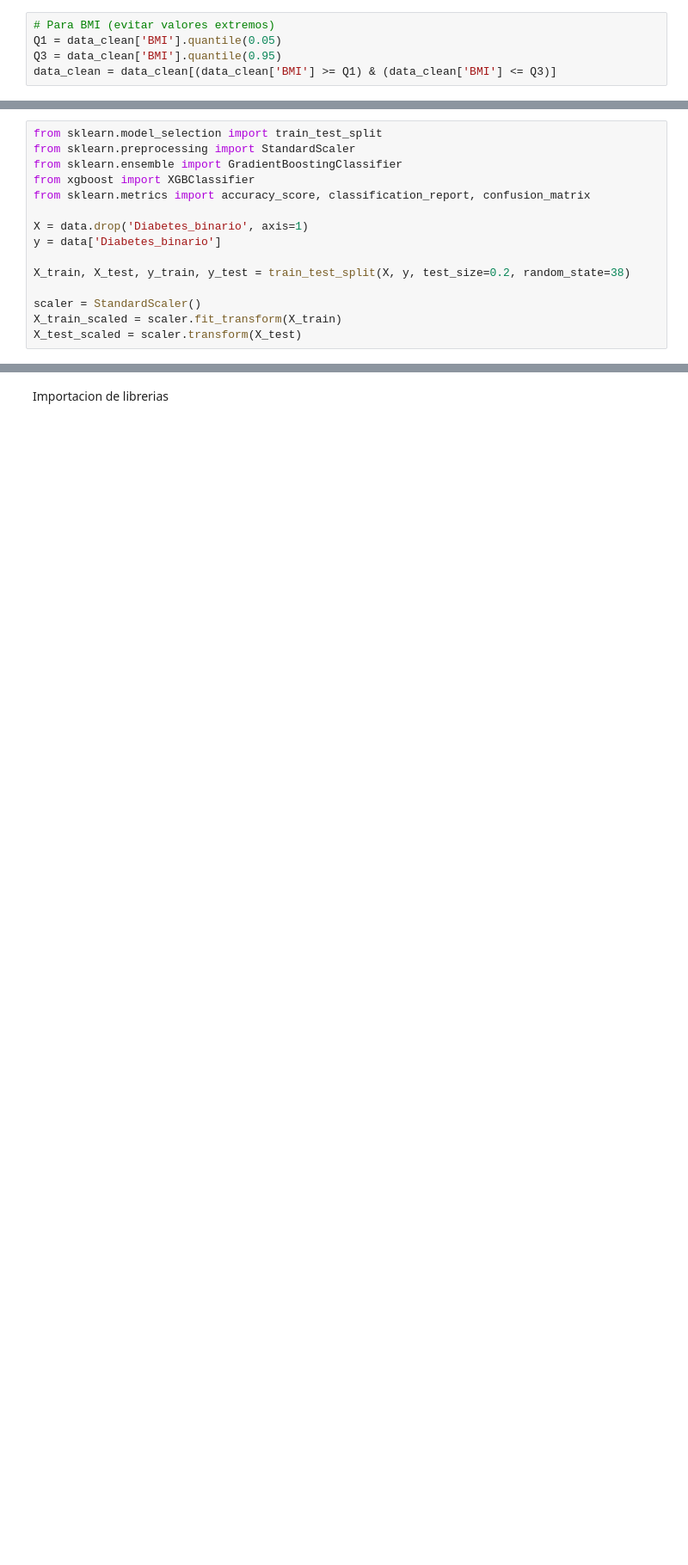
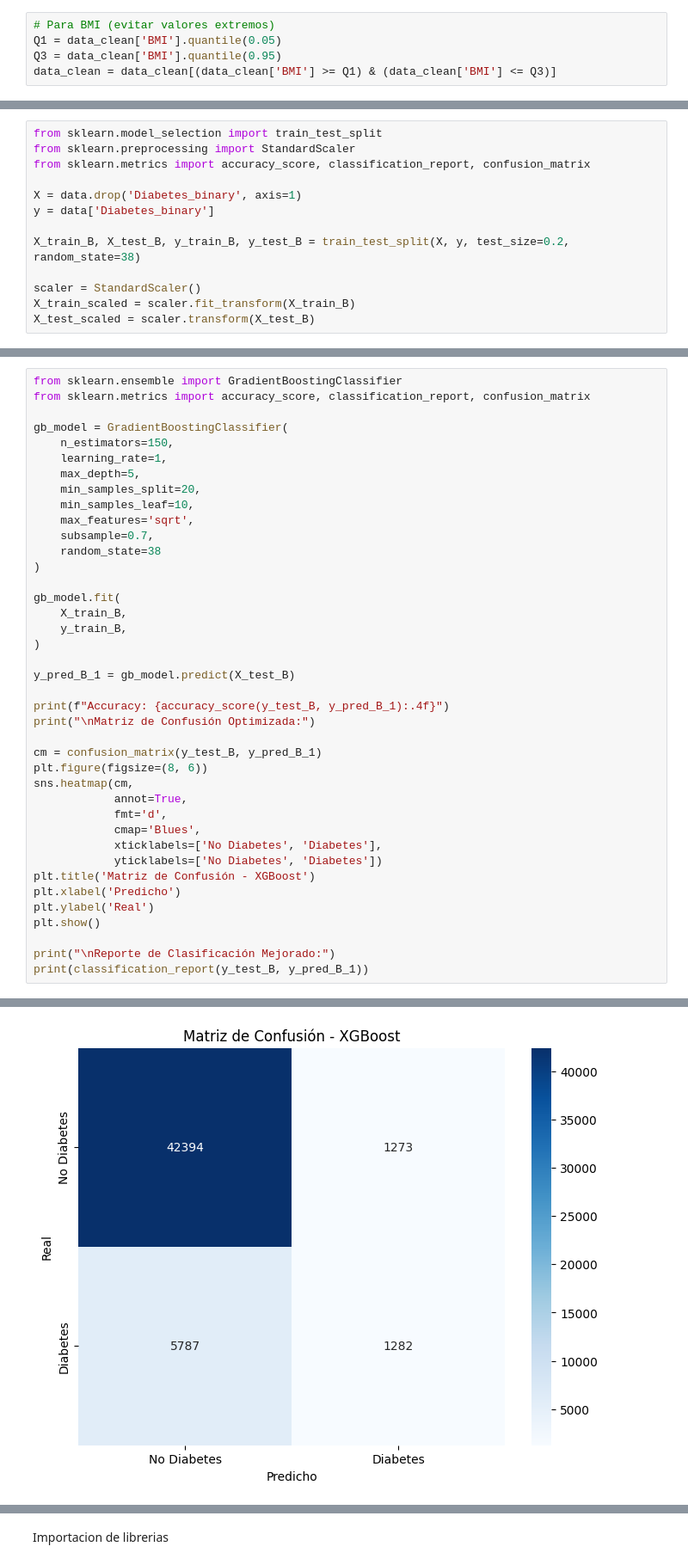
Before and after one commit to BigChunguus/ClaseIABD, a Jupyter notebook: PIA/Prueba Grupal/a.ipynb, the cells around one changed output, grey strips where cells are left out. Shown at 86% size. Cells and saved outputs as stored; diff of their text form; blank space fills up the shorter version.

Commit message:
Preparacion Proyecto KNN, Linear Regression Plonomical Regression, GradientBooster - XBoost

```diff
--- a/PIA/Prueba Grupal/a.ipynb
+++ b/PIA/Prueba Grupal/a.ipynb
@@ -176,15 +167,13 @@ Variables finales: ['HighBP', 'HighChol', 'BMI', 'HeartDiseaseorAttack', 'PhysAc
 # %%
 from sklearn.model_selection import train_test_split
 from sklearn.preprocessing import StandardScaler
-from sklearn.ensemble import GradientBoostingClassifier
-from xgboost import XGBClassifier
 from sklearn.metrics import accuracy_score, classification_report, confusion_matrix
 
-X = data.drop('Diabetes_binario', axis=1)
-y = data['Diabetes_binario']
+X = data.drop('Diabetes_binary', axis=1)
+y = data['Diabetes_binary']
 
-X_train, X_test, y_train, y_test = train_test_split(X, y, test_size=0.2, random_state=38)
+X_train_B, X_test_B, y_train_B, y_test_B = train_test_split(X, y, test_size=0.2, random_state=38)
 
 scaler = StandardScaler()
-X_train_scaled = scaler.fit_transform(X_train)
-X_test_scaled = scaler.transform(X_test)
+X_train_scaled = scaler.fit_transform(X_train_B)
+X_test_scaled = scaler.transform(X_test_B)
@@ -194,0 +182,41 @@ xgb_modelo = XGBClassifier()
+# %%
+from sklearn.ensemble import GradientBoostingClassifier
+from sklearn.metrics import accuracy_score, classification_report, confusion_matrix
+
+gb_model = GradientBoostingClassifier(
+    n_estimators=150,
+    learning_rate=1,
+    max_depth=5,
+    min_samples_split=20,
+    min_samples_leaf=10,
+    max_features='sqrt',
+    subsample=0.7,
+    random_state=38
+)
+
+gb_model.fit(
+    X_train_B,
+    y_train_B,
+)
+
+y_pred_B_1 = gb_model.predict(X_test_B)
+
+print(f"Accuracy: {accuracy_score(y_test_B, y_pred_B_1):.4f}")
+print("\nMatriz de Confusión Optimizada:")
+
+cm = confusion_matrix(y_test_B, y_pred_B_1)
+plt.figure(figsize=(8, 6))
+sns.heatmap(cm,
+            annot=True,
+            fmt='d',
+            cmap='Blues',
+            xticklabels=['No Diabetes', 'Diabetes'],
+            yticklabels=['No Diabetes', 'Diabetes'])
+plt.title('Matriz de Confusión - XGBoost')
+plt.xlabel('Predicho')
+plt.ylabel('Real')
+plt.show()
+
+print("\nReporte de Clasificación Mejorado:")
+print(classification_report(y_test_B, y_pred_B_1))
+# %% [output]
@@ -194,0 +226 @@ xgb_modelo = XGBClassifier()
+[figure, added]
```
Also changed, not shown: parts of 40 cells of this notebook.
